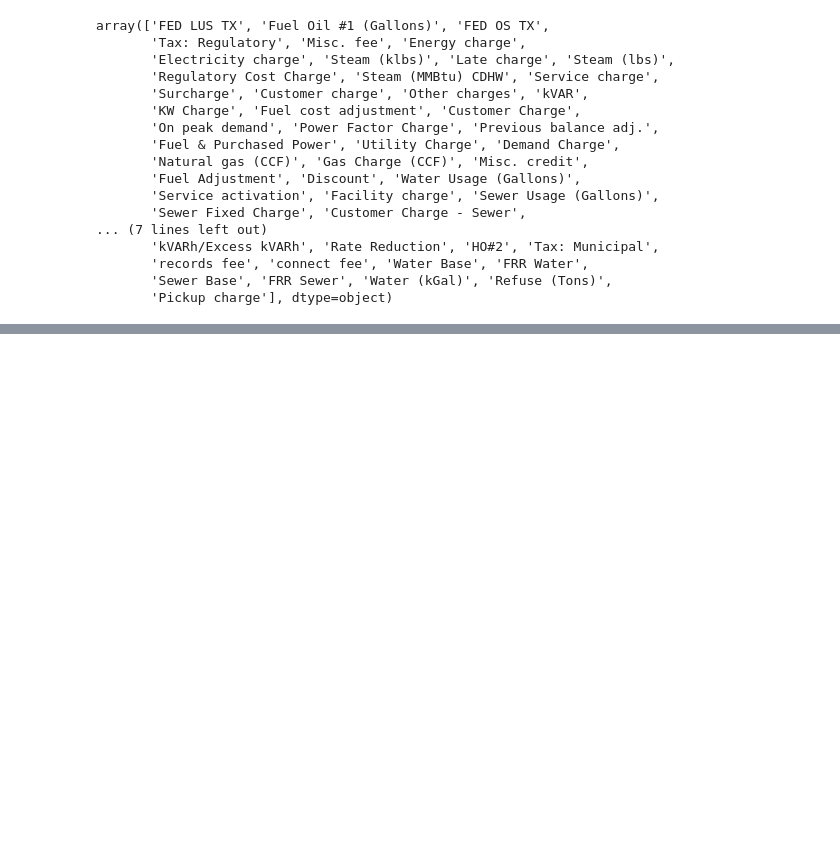
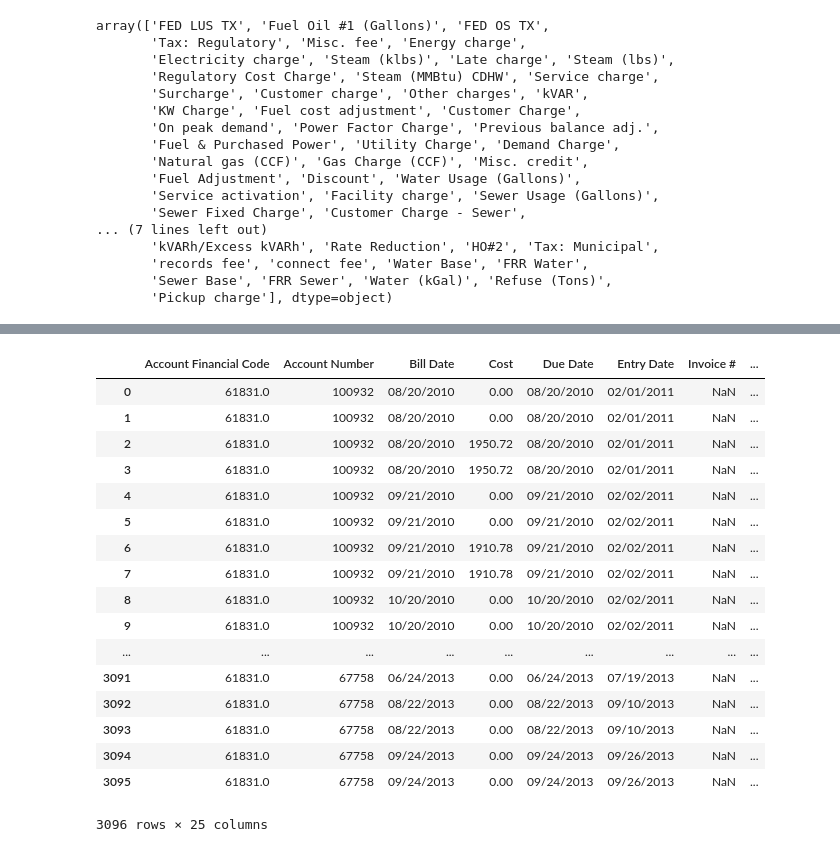
Before and after one commit to alanmitchell/fnsb-benchmark, a Jupyter notebook: testing/utility_dashboard_data.ipynb, the cells around one changed output, grey strips where cells are left out. Drawn from its saved outputs; the diff is of its cells as text; code cells hidden in the pictures; blank space fills up the shorter version.

```diff
--- a/testing/utility_dashboard_data.ipynb
+++ b/testing/utility_dashboard_data.ipynb
@@ -390,0 +435,23 @@ AttributeError: ("'Timestamp' object has no attribute 'values'", 'occurred at in
+# %%
+# Determine the fiscal month where the majority of the bill happened so that demand charges can be assigned.
+demand_df_pieces['primary_month'] = np.where(demand_df_pieces.bill_fraction > 0.5, 1, 0)
+demand_df_pieces
+# %% [output]
+|  | Account Financial Code | Account Number | Bill Date | Cost | Due Date | Entry Date | Invoice # | ... |
+| 0 | 61831.0 | 100932 | 08/20/2010 | 0.00 | 08/20/2010 | 02/01/2011 | NaN | ... |
+| 1 | 61831.0 | 100932 | 08/20/2010 | 0.00 | 08/20/2010 | 02/01/2011 | NaN | ... |
+| 2 | 61831.0 | 100932 | 08/20/2010 | 1950.72 | 08/20/2010 | 02/01/2011 | NaN | ... |
+| 3 | 61831.0 | 100932 | 08/20/2010 | 1950.72 | 08/20/2010 | 02/01/2011 | NaN | ... |
+| 4 | 61831.0 | 100932 | 09/21/2010 | 0.00 | 09/21/2010 | 02/02/2011 | NaN | ... |
+| 5 | 61831.0 | 100932 | 09/21/2010 | 0.00 | 09/21/2010 | 02/02/2011 | NaN | ... |
+| 6 | 61831.0 | 100932 | 09/21/2010 | 1910.78 | 09/21/2010 | 02/02/2011 | NaN | ... |
+| 7 | 61831.0 | 100932 | 09/21/2010 | 1910.78 | 09/21/2010 | 02/02/2011 | NaN | ... |
+| 8 | 61831.0 | 100932 | 10/20/2010 | 0.00 | 10/20/2010 | 02/02/2011 | NaN | ... |
+| 9 | 61831.0 | 100932 | 10/20/2010 | 0.00 | 10/20/2010 | 02/02/2011 | NaN | ... |
+| ... | ... | ... | ... | ... | ... | ... | ... | ... |
+| 3091 | 61831.0 | 67758 | 06/24/2013 | 0.00 | 06/24/2013 | 07/19/2013 | NaN | ... |
+| 3092 | 61831.0 | 67758 | 08/22/2013 | 0.00 | 08/22/2013 | 09/10/2013 | NaN | ... |
+| 3093 | 61831.0 | 67758 | 08/22/2013 | 0.00 | 08/22/2013 | 09/10/2013 | NaN | ... |
+| 3094 | 61831.0 | 67758 | 09/24/2013 | 0.00 | 09/24/2013 | 09/26/2013 | NaN | ... |
+| 3095 | 61831.0 | 67758 | 09/24/2013 | 0.00 | 09/24/2013 | 09/26/2013 | NaN | ... |
+3096 rows × 25 columns
```
Also changed, not shown: parts of 27 cells of this notebook.
